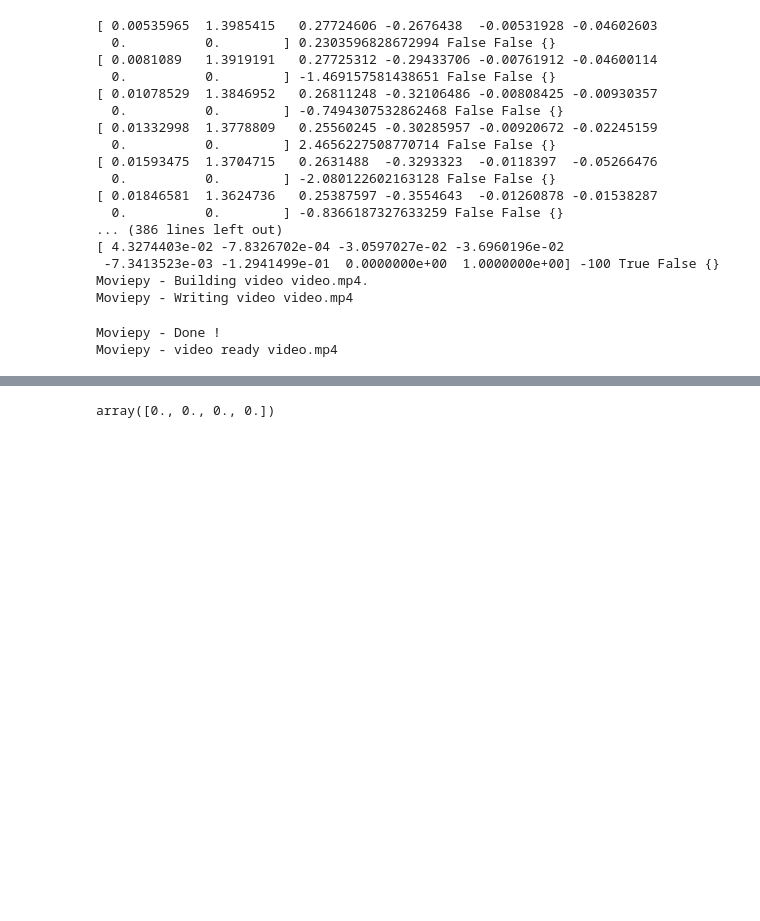
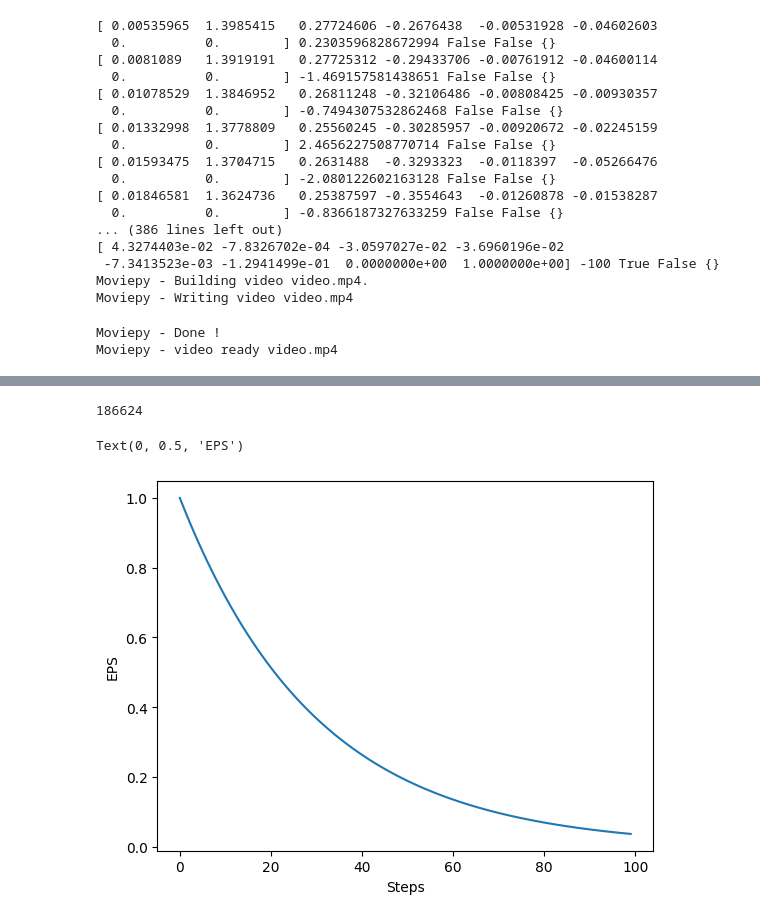
Before and after one commit to darliedcjw/RL-FrozenLake, a Jupyter notebook: tutorial.ipynb, the cells around one changed output, grey strips where cells are left out. Saved outputs shown, nothing was run; the diff lists cells and outputs as text; code cells hidden in the pictures; blank space fills up the shorter version.

```diff
--- a/tutorial.ipynb
+++ b/tutorial.ipynb
@@ -102,21 +79,0 @@ allStatesInterval =  makeIntervals(observationSpace)
-# %%
-import itertools
-
-# Define the lists of states
-lists_of_states = [[-1.5, -1.2, -0.9, -0.6, -0.3, 0.0, 0.3, 0.6, 0.9, 1.2],
-                   [-1.5, -1.2, -0.9, -0.6, -0.3, 0.0, 0.3, 0.6, 0.9, 1.2],
-                   [-5.0, -4.0, -3.0, -2.0, -1.0, 0.0, 1.0, 2.0, 3.0, 4.0],
-                   [-5.0, -4.0, -3.0, -2.0, -1.0, 0.0, 1.0, 2.0, 3.0, 4.0],
-                   [-3.1, -2.5, -1.9, -1.3, -0.6, 0.0, 0.6, 1.3, 1.9, 2.5],
-                   [-5.0, -4.0, -3.0, -2.0, -1.0, 0.0, 1.0, 2.0, 3.0, 4.0]]
-
-permutations = list(itertools.product(*lists_of_states))
-
-QTable = {}
-
-for permutation in permutations:
-    QTable[permutation] = np.zeros(4)
-
-QTable[(-1.5, -1.5, -5.0, 4.0, 1.3, -3.0)]
-# %% [output]
-array([0., 0., 0., 0.])
@@ -122,0 +150,23 @@ array([0., 0., 0., 0.])
+# %%
+observationsInterval =  makeIntervals(observationSpace, intervals=5)
+QTable = makeQTable(observationsInterval, env.action_space.n)
+len(QTable)
+# %% [output]
+186624
+# %%
+def greedyEPS(epsStart, epsEnd, epsDecay, step):
+    return epsEnd + (epsStart - epsEnd) * np.exp(-1 * step / epsDecay)
+
+# Example of EPS
+epsStart = 1.0
+epsEnd = 0.0
+epsDecay = 30
+step = np.arange(0, 100, 1)
+eps = greedyEPS(epsStart, epsEnd, epsDecay, step)
+
+plt.plot(step, eps)
+plt.xlabel("Steps")
+plt.ylabel("EPS")
+# %% [output]
+Text(0, 0.5, 'EPS')
+[figure, added]
```
Also changed, not shown: parts of 8 cells of this notebook.
